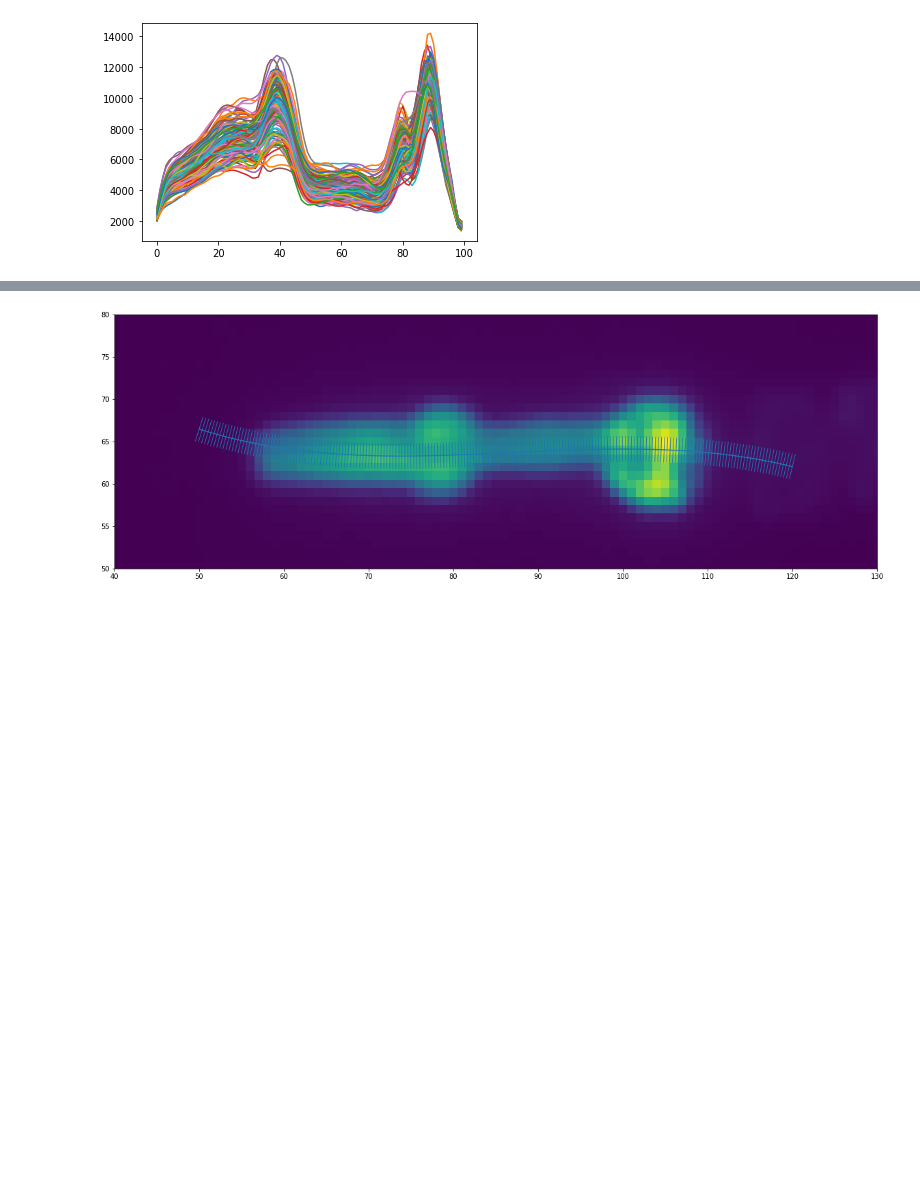
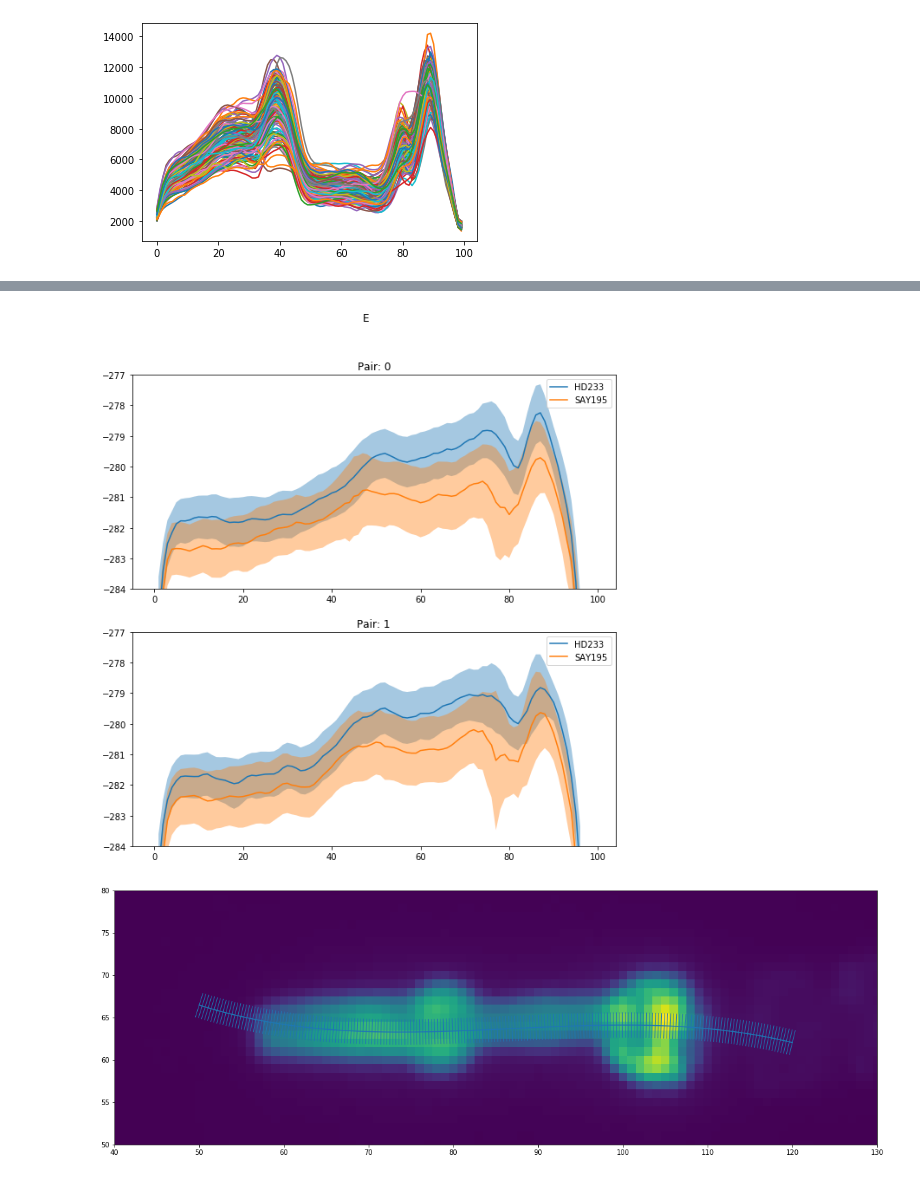
Before and after one commit to ApfeldLab/pharynx_redox, a Jupyter notebook: python/notebooks/playground.ipynb, the cells around one changed output, grey strips where cells are left out. Cells and saved outputs as stored; diff of their text form; code cells hidden in the pictures; blank space fills up the shorter version.

```diff
--- a/python/notebooks/playground.ipynb
+++ b/python/notebooks/playground.ipynb
@@ -52,3 +61,10 @@ plots.plot_average_by_strain_and_pair(profile_data)
+# %%
+# Plot Avg with conf. intervals by strain and pair
+reload(plots)
+profile_data = ex.e
+plots.plot_average_by_strain_and_pair(profile_data, sup_title='E', ylim=[-284,-277])
+# %% [output]
+[figure, added]
 # %%
 i = 3
 I = ex.rot_fl.sel(wavelength='410', pair=0).isel(strain=i)
```
Also changed, not shown: parts of 6 cells of this notebook.
